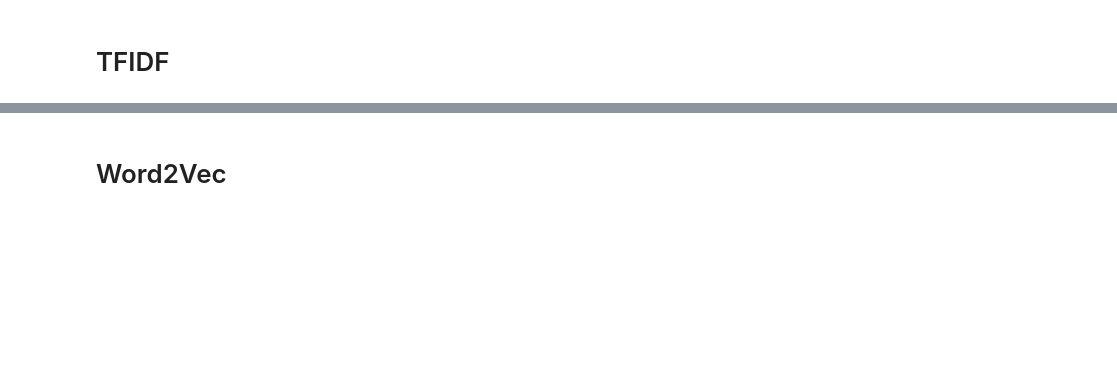
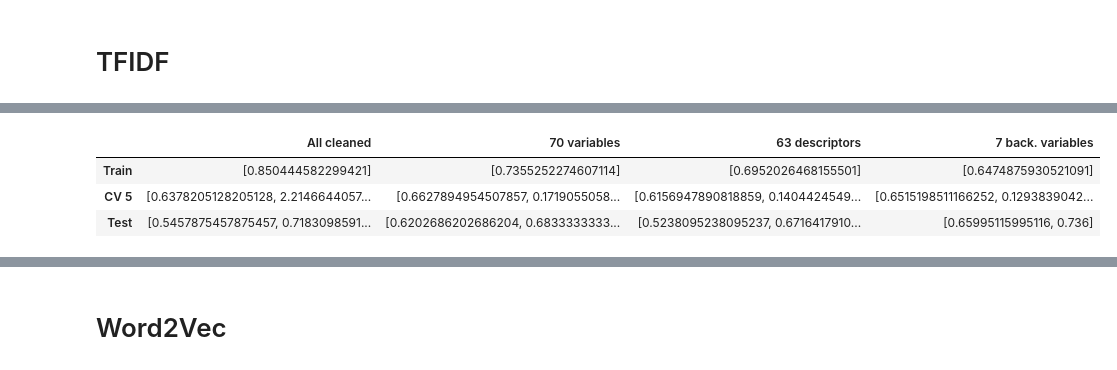
Before and after one commit to Ahmadsad/LungCancer, a Jupyter notebook: run_results_nlp.ipynb, the cells around one changed output, grey strips where cells are left out. Saved outputs shown, nothing was run; the diff lists cells and outputs as text; code cells hidden in the pictures; blank space fills up the shorter version.

```diff
--- a/run_results_nlp.ipynb
+++ b/run_results_nlp.ipynb
@@ -372,3 +384,8 @@ With test scores:  [0.6068376068376068, 0.6312576312576312, 0.5366300366300367,
 # %%
-# pd.DataFrame(opls_dict)
+pd.DataFrame(opls_dict)
+# %% [output]
+|  | All cleaned | 70 variables | 63 descriptors | 7 back. variables |
+| Train | [0.850444582299421] | [0.7355252274607114] | [0.6952026468155501] | [0.6474875930521091] |
+| CV 5 | [0.6378205128205128, 2.2146644057... | [0.6627894954507857, 0.1719055058... | [0.6156947890818859, 0.1404424549... | [0.6515198511166252, 0.1293839042... |
+| Test | [0.5457875457875457, 0.7183098591... | [0.6202686202686204, 0.6833333333... | [0.5238095238095237, 0.6716417910... | [0.65995115995116, 0.736] |
 # %%
```
Also changed, not shown: parts of 12 cells of this notebook, 13 other files.
